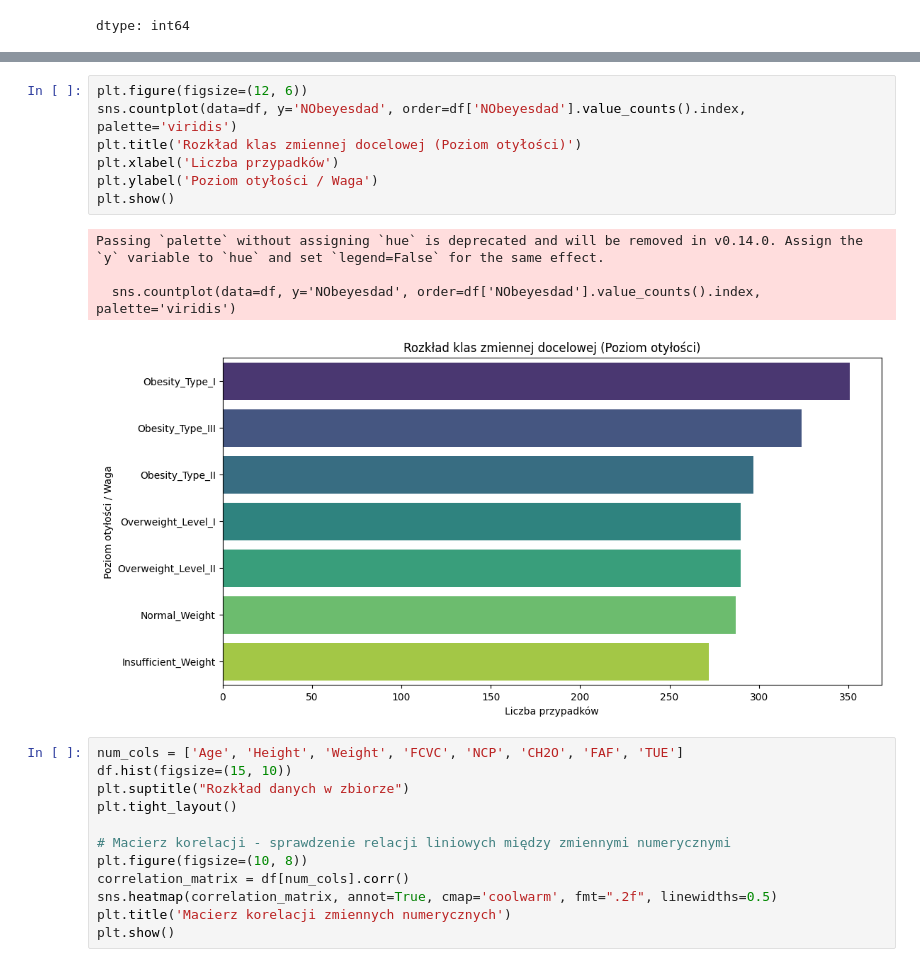
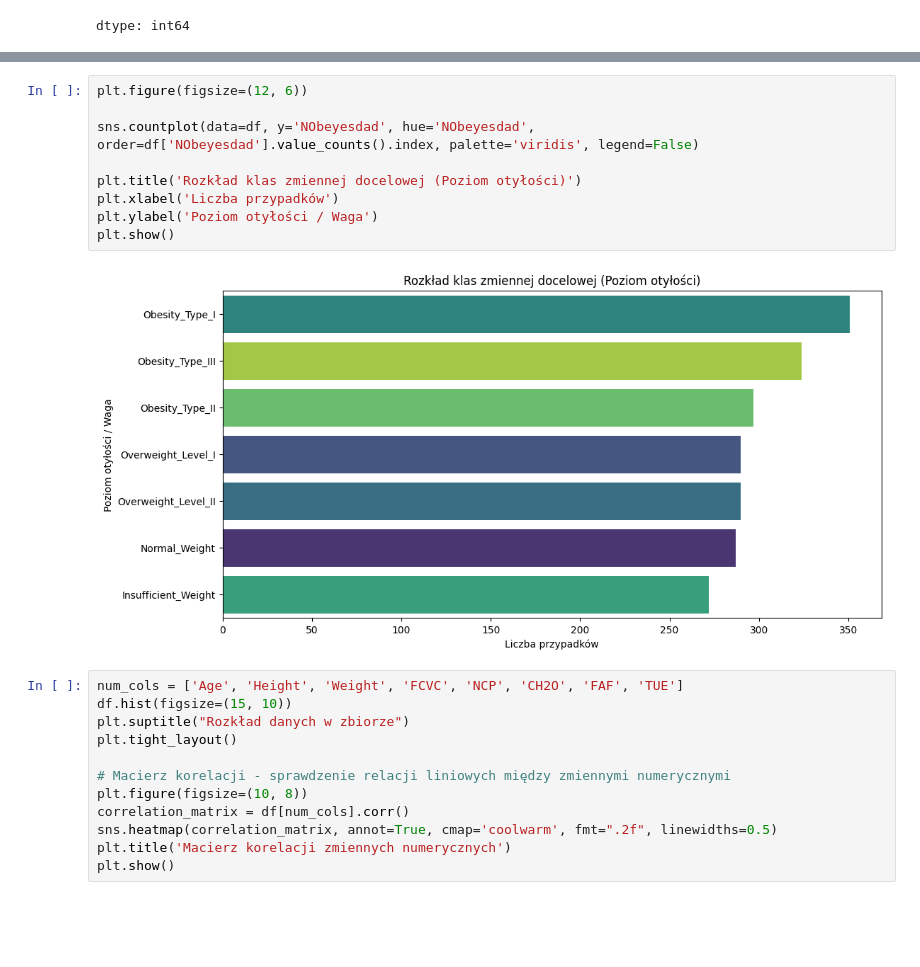
Before and after one commit to Zajecia-na-PWr-LR/lista-5-290czeslaw, a Jupyter notebook: Lab_05.ipynb, the cells around one changed output, grey strips where cells are left out. Drawn from its saved outputs; the diff is of its cells as text; blank space fills up the shorter version.

```diff
--- a/Lab_05.ipynb
+++ b/Lab_05.ipynb
@@ -149,16 +161,15 @@ display(df.describe(include=['object']))
 | freq | 1068 | 1726 | 1866 | 1765 | 2067 | 2015 | 1401 | 1580 | 351 |
 # %%
 plt.figure(figsize=(12, 6))
-sns.countplot(data=df, y='NObeyesdad', order=df['NObeyesdad'].value_counts().index, palette='viridis')
+
+sns.countplot(data=df, y='NObeyesdad', hue='NObeyesdad', order=df['NObeyesdad'].value_counts().index, palette='viridis', legend=False)
+
 plt.title('Rozkład klas zmiennej docelowej (Poziom otyłości)')
 plt.xlabel('Liczba przypadków')
 plt.ylabel('Poziom otyłości / Waga')
 plt.show()
 # %% [output]
-Passing `palette` without assigning `hue` is deprecated and will be removed in v0.14.0. Assign the `y` variable to `hue` and set `legend=False` for the same effect.
-
-  sns.countplot(data=df, y='NObeyesdad', order=df['NObeyesdad'].value_counts().index, palette='viridis')
-[figure, old version]
+[figure, new version]
 # %%
 num_cols = ['Age', 'Height', 'Weight', 'FCVC', 'NCP', 'CH2O', 'FAF', 'TUE']
 df.hist(figsize=(15, 10))
```
Also changed, not shown: parts of 13 cells of this notebook.
